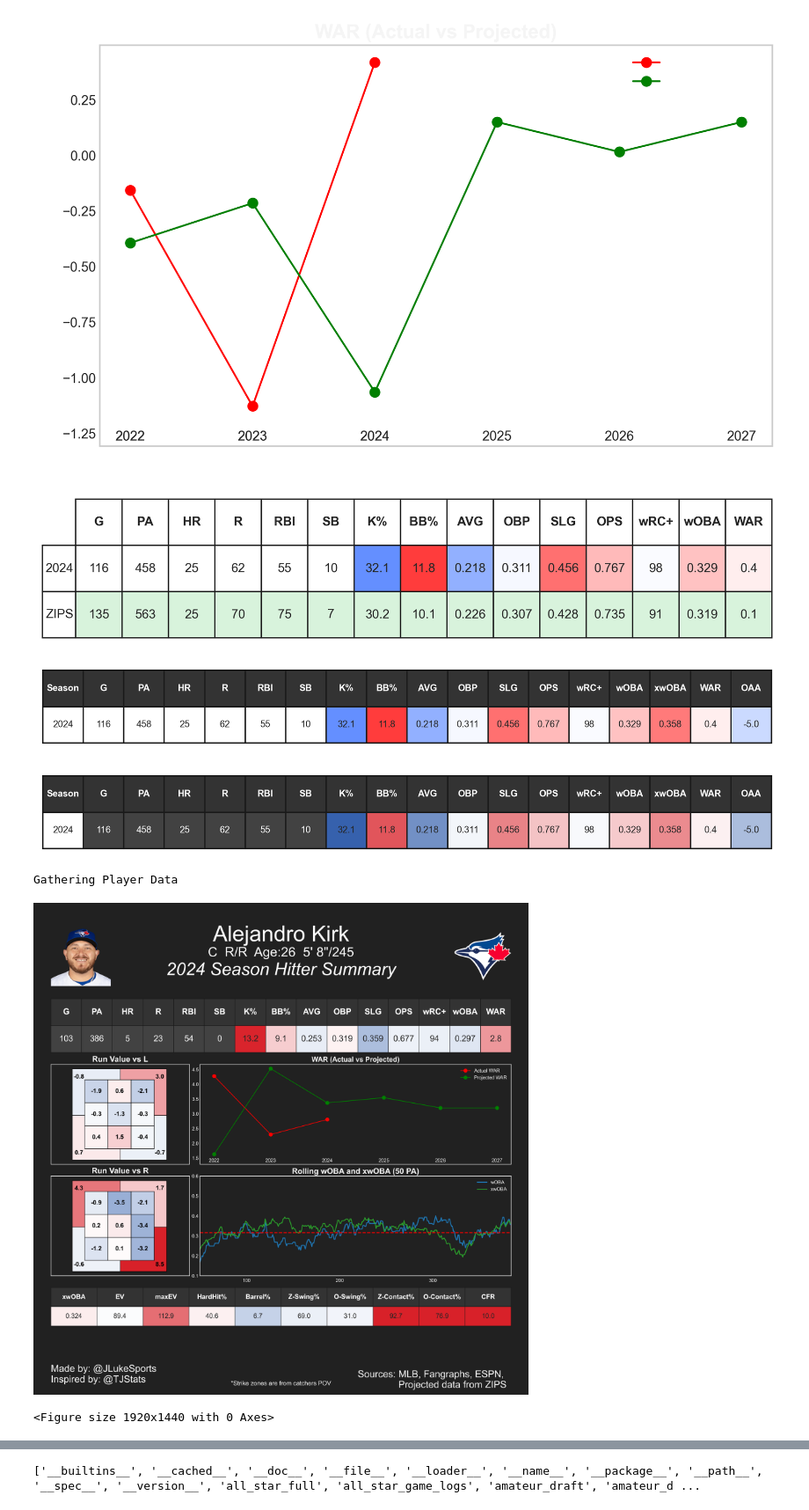
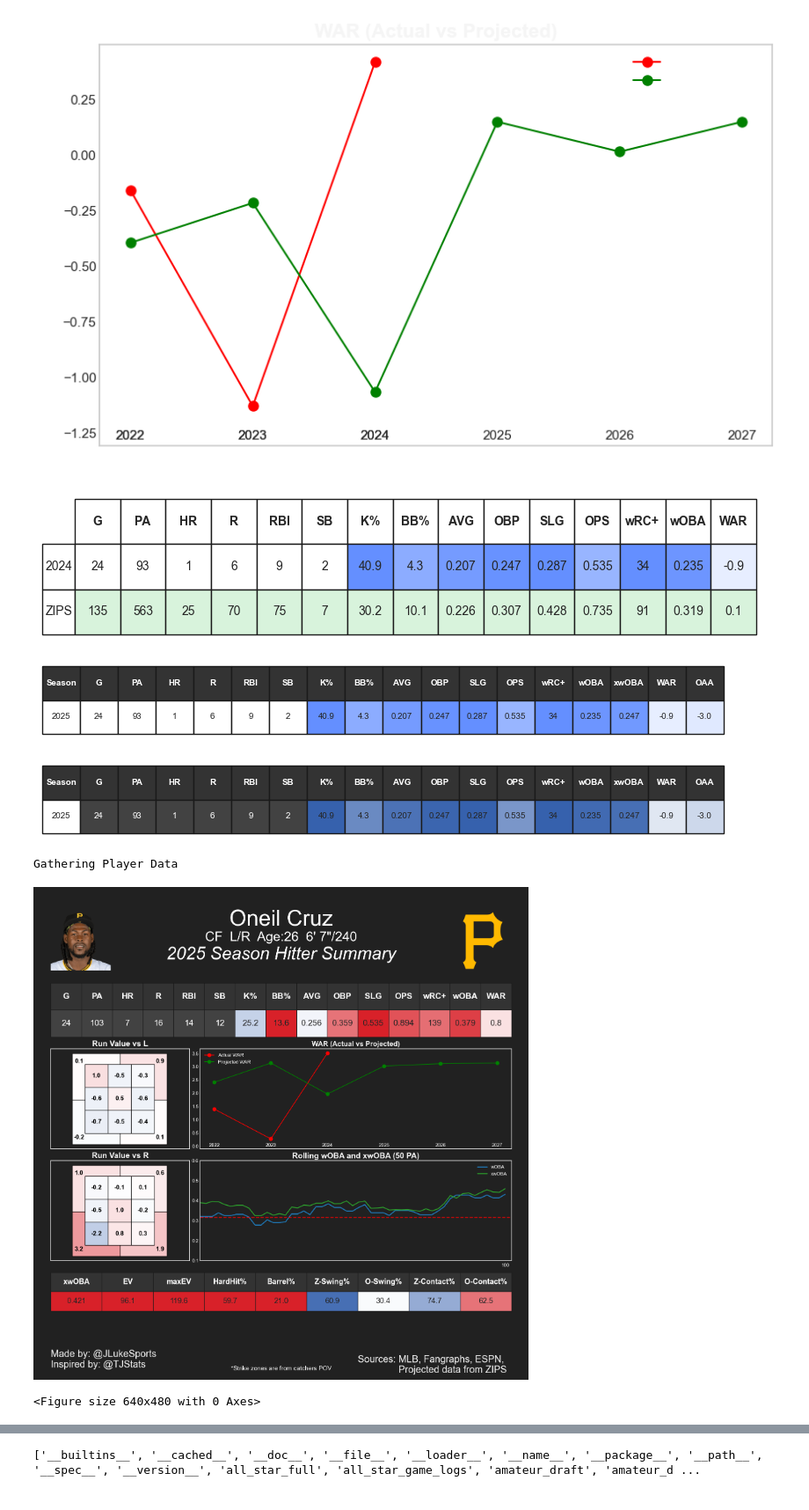
Before and after one commit to jshelty/JLukeSports, a Jupyter notebook: JLukeHitterCardDark.ipynb, the cells around one changed output, grey strips where cells are left out. Shown at 88% size. Cells and saved outputs as stored; diff of their text form; code cells hidden in the pictures.

```diff
--- a/JLukeHitterCardDark.ipynb
+++ b/JLukeHitterCardDark.ipynb
@@ -6,9 +6,9 @@ import seaborn as sns
 import pybaseball as pyb
 import matplotlib as mpl
 # %%
-print(pyb.playerid_lookup('Judge','Aaron'))
+print(pyb.playerid_lookup('Cruz','Oneil'))
 batter_id = 669911
-season = 2024
+season = 2025
 df_pyb = pyb.statcast_batter('2024-03-28', '2024-10-01', batter_id)
 sorted_columns = sorted(df_pyb.columns)
 print(sorted_columns)
@@ -1494,7 +1495,7 @@ fig, ax = plt.subplots(figsize=(10, 2))
 proj_fangraphs_batter_stats(batter_id=batter_id, ax=ax, stats=stats, season=season, projection_csv=projection_csv)
 plt.show()
 # %% [output]
-[figure, old version]
+[figure, new version]
 # %%
 
 # def adv_fangraphs_batter_stats(batter_id: str, ax: plt.Axes, stats: list, season: int, fontsize: int = 20):
@@ -1716,7 +1717,7 @@ fig, ax = plt.subplots(figsize=(10, 1))  # Adjust the size as needed
 adv_fangraphs_batter_stats(batter_id=batter_id, ax=ax, stats=stats, season=season)
 plt.show()
 # %% [output]
-[figure, old version]
+[figure, new version]
 # %%
 import matplotlib.colors as mcolors
 import matplotlib.pyplot as plt
@@ -1840,7 +1841,7 @@ fig, ax = plt.subplots(figsize=(10, 1))  # Adjust the size as needed
 adv_fangraphs_batter_stats(batter_id=batter_id, ax=ax, stats=stats, season=season)
 plt.show()
 # %% [output]
-[figure, old version]
+[figure, new version]
 # %%
 # Example usageimport matplotlib.pyplot as plt
 import matplotlib.gridspec as gridspec
@@ -1908,38 +1909,38 @@ def hitting_dashboard(batter_id, df, stats, window, projection_csv, df_actual22,
     adv_fangraphs_batter_stats(batter_id, ax=ax_season_proj_table, stats=stats, season=season)
     adv_fangraphs_batter_stats(batter_id, ax=ax_season_table, stats=['G', 'PA', 'HR', 'R', 'RBI', 'SB', 'K%', 'BB%', 'AVG', 'OBP', 'SLG', 'OPS', 'wRC+', 'wOBA', 'WAR'], season=season)
 
     # Plot WAR comparison
     plot_war_comparison(batter_id, df_actual22, df_actual23, df_actual24, df_ZIPS22, df_ZIPS23, df_ZIPS24, df_ZIPS25, df_ZIPS26, df_ZIPS27, ax_plot_4)
 
     # Plot heatmaps and rolling wOBA
     statcast_run_value_L(df_pyb,ax=ax_plot_1)
     statcast_run_value_R(df_pyb,ax=ax_plot_2)
     rolling_woba_by_pa(df, ax=ax_plot_3, window=window)
 
     # Set aspect for the heatmap plots
     ax_plot_1.set_aspect('auto')
     ax_plot_2.set_aspect('auto')
 
     # Adjust title and label spacing
     ax_plot_3.set_title(f'Rolling wOBA ({window} PA)', fontsize=16, pad=30)
     ax_plot_3.set_ylabel('wOBA', fontsize=14, labelpad=20)
 
     fig.subplots_adjust(hspace=1.0, wspace=1, bottom=0.1)
     plt.tight_layout()
     plt.show()
 
-batter_id = 672386 # Example batter ID
+batter_id = 665833
 season = season
-df_pyb = pyb.statcast_batter('2024-03-28', '2024-10-01', batter_id) # Your dataset
-stats = ['xwOBA', 'EV','maxEV','HardHit%','Barrel%', 'Z-Swing%', 'O-Swing%','Z-Contact%','O-Contact%','CFR']  # ADD 'CFR' instead of 'OAA' for Catchers
+df_pyb = pyb.statcast_batter('2025-03-27', '2025-10-01', batter_id) # Your dataset
+stats = ['xwOBA', 'EV','maxEV','HardHit%','Barrel%', 'Z-Swing%', 'O-Swing%','Z-Contact%','O-Contact%']  # ADD 'CFR' instead of 'OAA' for Catchers
 window = 50  # Example window size for rolling wOBA
 
 # Example call to the dashboard with actual data
 hitting_dashboard(batter_id=batter_id, df=df_pyb, stats=stats, window=window, projection_csv="ZIPS_proj2025.csv", df_actual22=df_actual22, df_actual23=df_actual23, df_actual24=df_actual24, df_ZIPS22=df_ZIPS22, df_ZIPS23=df_ZIPS23, df_ZIPS24=df_ZIPS24, df_ZIPS25=df_ZIPS25, df_ZIPS26=df_ZIPS26, df_ZIPS27=df_ZIPS27)
 # %% [output]
 Gathering Player Data
-[figure, old version]
+[figure, new version]
-<Figure size 1920x1440 with 0 Axes>
+<Figure size 640x480 with 0 Axes>
 # %%
 print(pyb.playerid_lookup('Kirk','Alejandro'))
 # %% [output]
```
Also changed, not shown: parts of 7 cells of this notebook, 3 other files.
